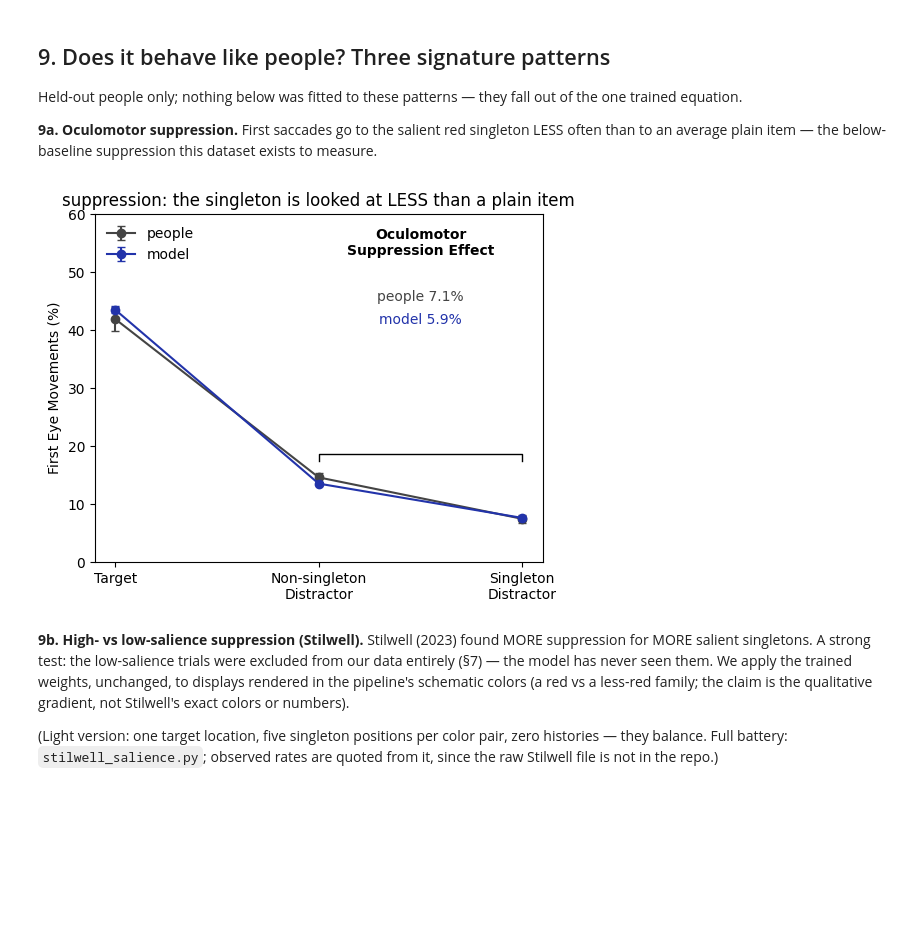
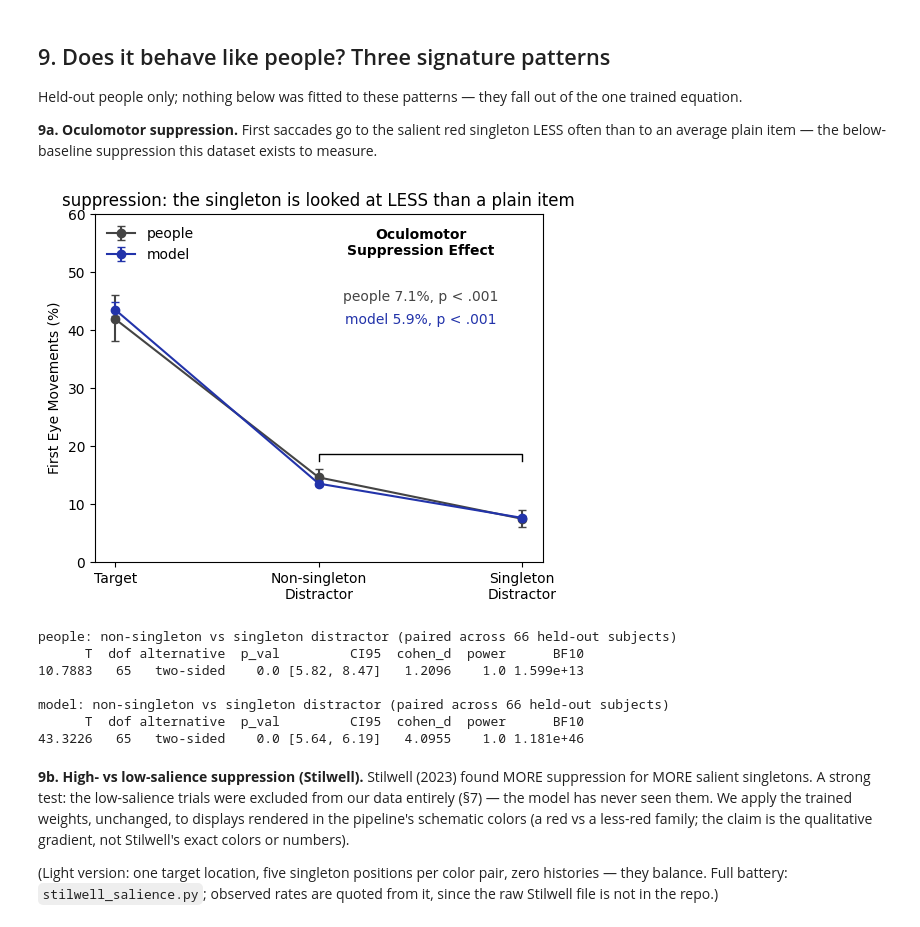
Before and after one commit to HanZhang-psych/Ego-Spatial-Sense, a Jupyter notebook: Visual-Search/tutorial_visual_search.ipynb, the cells around one changed output. Drawn from its saved outputs; the diff is of its cells as text; code cells hidden in the pictures; blank space fills up the shorter version.

Commit message:
9a: bootstrapped 95% CI error bars + pingouin paired t-tests
Error bars are now bootstrap CIs over held-out subjects (10,000
resamples of subject means); the suppression effect (non-singleton
minus singleton) is tested with a paired t-test across the 66
held-out subjects, separately for people (t(65) = 10.8, p < .001,
d = 1.21) and the model (t(65) = 43.3, p < .001), full pingouin
tables printed under the figure.

Co-Authored-By: Claude Fable 5 <noreply@anthropic.com>

```diff
--- a/Visual-Search/tutorial_visual_search.ipynb
+++ b/Visual-Search/tutorial_visual_search.ipynb
@@ -846,7 +846,8 @@ ons = (100 - ot - os_) / n_plain
 mns = (100 - mt - ms) / n_plain
 
 # per-person rates: each held-out subject contributes one mean per
-# item type; points = mean over people, error bars = SEM
+# item type; points = mean over people, error bars = bootstrapped
+# 95% CI (resampling subjects)
 per = pd.DataFrame(dict(
     si=tt["si"][m].numpy(),
     obs_t=(chose[m]*isT[m]).sum(1).numpy(),
@@ -854,41 +855,70 @@ per = pd.DataFrame(dict(
     mod_t=(prob[m]*isT[m]).sum(1).numpy(),
     mod_s=(prob[m]*isS[m]).sum(1).numpy(),
     n_pl=(tt["valid"][m].sum(1).float() - 2).clamp(min=1).numpy()))
 for w_ in ("obs", "mod"):    # plain-item average per saccade
     per[w_ + "_ns"] = (1 - per[w_ + "_t"] - per[w_ + "_s"]) / per.n_pl
 per = per.drop(columns="n_pl").groupby("si").mean() * 100
-sem = per.std(0) / np.sqrt(len(per))
+
+# bootstrap over subjects: 95% CI of each mean (10,000 resamples)
+rngb = np.random.default_rng(0)
+idx_b = rngb.integers(0, len(per), (10000, len(per)))
+boot = per.values[idx_b].mean(1)
+ci = pd.DataFrame(np.percentile(boot, [2.5, 97.5], axis=0).T,
+                  index=per.columns, columns=["lo", "hi"])
+
+# the suppression effect (non-singleton minus singleton), tested
+# separately per line: paired t-test across subjects
+import pingouin as pg
+tests = {w_: pg.ttest(per[w_ + "_ns"], per[w_ + "_s"], paired=True)
+         for w_ in ("obs", "mod")}
+
+def p_str(t_):
+    p = t_["p_val"].iloc[0]
+    return "p < .001" if p < .001 else f"p = {p:.3f}"
 
 order = ["t", "ns", "s"]     # target, non-singleton, singleton
 x = np.arange(3)
 plt.figure(figsize=(5.4, 4.4))
 supp = {}
 for w_, c_, lab in [("obs", "#444444", "people"),
                     ("mod", "#2233aa", "model")]:
-    y = [per[f"{w_}_{k}"].mean() for k in order]
-    e = [sem[f"{w_}_{k}"] for k in order]
+    cols = [f"{w_}_{k}" for k in order]
+    y = per[cols].mean().values
+    e = np.stack([y - ci.lo[cols], ci.hi[cols] - y])
     plt.errorbar(x, y, yerr=e, color=c_, marker="o", ms=6,
                  capsize=3, lw=1.5, label=lab)
     supp[w_] = y[1] - y[2]   # non-singleton minus singleton
 # the suppression bracket: non-singleton vs singleton distractor
 top = max(per.obs_ns.mean(), per.mod_ns.mean()) + 4
 plt.plot([1, 1, 2, 2], [top - 1.2, top, top, top - 1.2], "k-", lw=1)
 plt.text(1.5, 53, "Oculomotor\nSuppression Effect", ha="center",
          fontsize=10, fontweight="bold")
-plt.text(1.5, 45, f"people {supp['obs']:.1f}%", ha="center",
-         fontsize=10, color="#444444")
-plt.text(1.5, 41, f"model {supp['mod']:.1f}%", ha="center",
-         fontsize=10, color="#2233aa")
+plt.text(1.5, 45, f"people {supp['obs']:.1f}%, {p_str(tests['obs'])}",
+         ha="center", fontsize=10, color="#444444")
+plt.text(1.5, 41, f"model {supp['mod']:.1f}%, {p_str(tests['mod'])}",
+         ha="center", fontsize=10, color="#2233aa")
 plt.xticks(x, ["Target", "Non-singleton\nDistractor",
                "Singleton\nDistractor"])
 plt.ylabel("First Eye Movements (%)")
 plt.ylim(0, 60)
 plt.legend(loc="upper left", frameon=False)
 plt.title("suppression: the singleton is looked at LESS than a plain item")
 plt.tight_layout()
 plt.show()
+
+for w_, lab in (("obs", "people"), ("mod", "model")):
+    print(f"{lab}: non-singleton vs singleton distractor "
+          f"(paired across {len(per)} held-out subjects)")
+    print(tests[w_].round(4).to_string(index=False), "\n")
 # %% [output]
-[figure, old version]
+[figure, new version]
+people: non-singleton vs singleton distractor (paired across 66 held-out subjects)
+      T  dof alternative  p_val         CI95  cohen_d  power      BF10
+10.7883   65   two-sided    0.0 [5.82, 8.47]   1.2096    1.0 1.599e+13
+
+model: non-singleton vs singleton distractor (paired across 66 held-out subjects)
+      T  dof alternative  p_val         CI95  cohen_d  power      BF10
+43.3226   65   two-sided    0.0 [5.64, 6.19]   4.0955    1.0 1.181e+46
 # %% [markdown]
 **9b. High- vs low-salience suppression (Stilwell).** Stilwell
 (2023) found MORE suppression for MORE salient singletons. A
```
